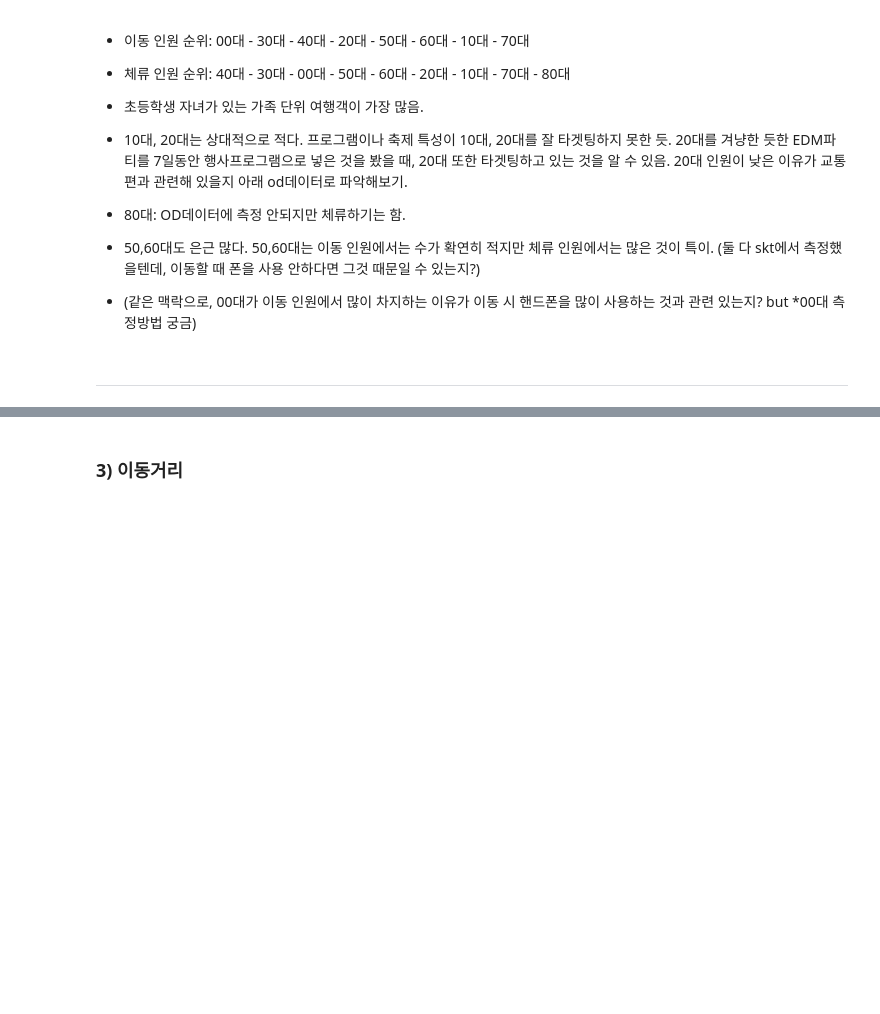
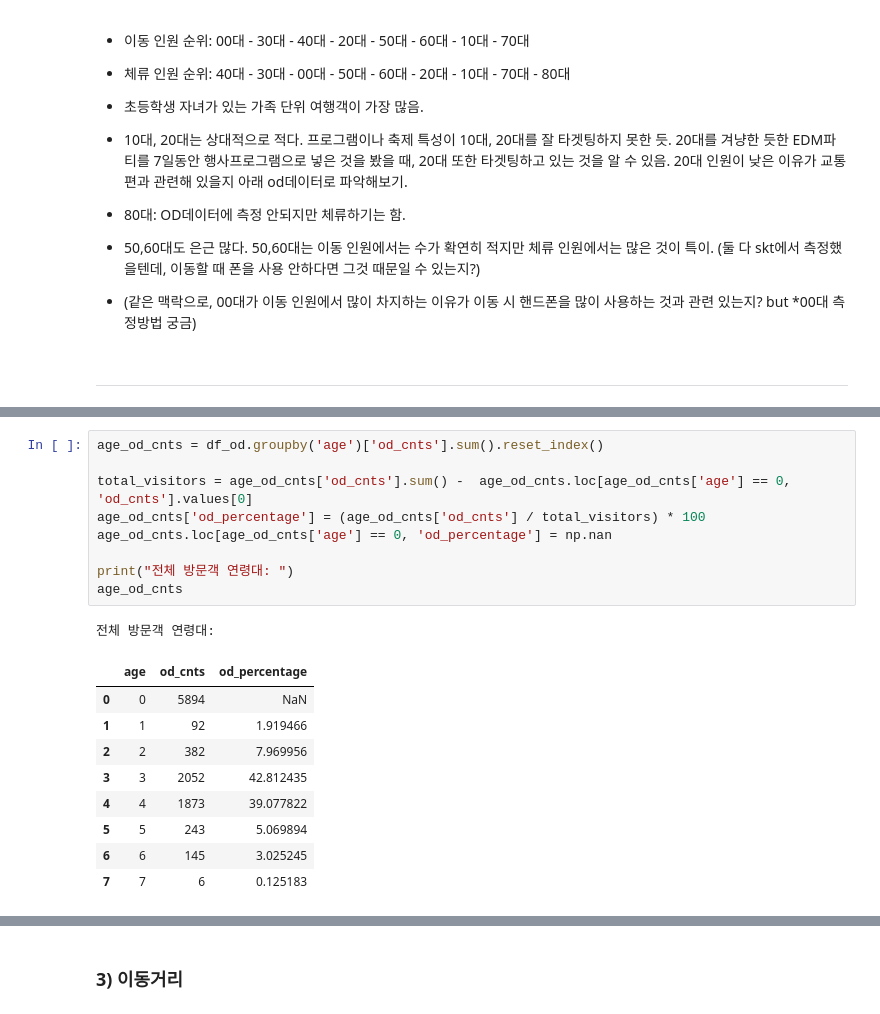
Before and after one commit to NongShiN/2024_bigcontest_muju_festival_shuttle_bus, a Jupyter notebook: EDA/jiwon/EDA_festivalOD.ipynb, the cells around one changed output, grey strips where cells are left out. Saved outputs shown, nothing was run; the diff lists cells and outputs as text; blank space fills up the shorter version.

Commit message:
Feat #3: add od_percentage

```diff
--- a/EDA/jiwon/EDA_festivalOD.ipynb
+++ b/EDA/jiwon/EDA_festivalOD.ipynb
@@ -192,0 +213,20 @@ plt.show()
+# %%
+age_od_cnts = df_od.groupby('age')['od_cnts'].sum().reset_index()
+
+total_visitors = age_od_cnts['od_cnts'].sum() -  age_od_cnts.loc[age_od_cnts['age'] == 0, 'od_cnts'].values[0]
+age_od_cnts['od_percentage'] = (age_od_cnts['od_cnts'] / total_visitors) * 100
+age_od_cnts.loc[age_od_cnts['age'] == 0, 'od_percentage'] = np.nan
+
+print("전체 방문객 연령대: ")
+age_od_cnts
+# %% [output]
+전체 방문객 연령대:
+|  | age | od_cnts | od_percentage |
+| 0 | 0 | 5894 | NaN |
+| 1 | 1 | 92 | 1.919466 |
+| 2 | 2 | 382 | 7.969956 |
+| 3 | 3 | 2052 | 42.812435 |
+| 4 | 4 | 1873 | 39.077822 |
+| 5 | 5 | 243 | 5.069894 |
+| 6 | 6 | 145 | 3.025245 |
+| 7 | 7 | 6 | 0.125183 |
```
Also changed, not shown: parts of 13 cells of this notebook, 1 other file.
